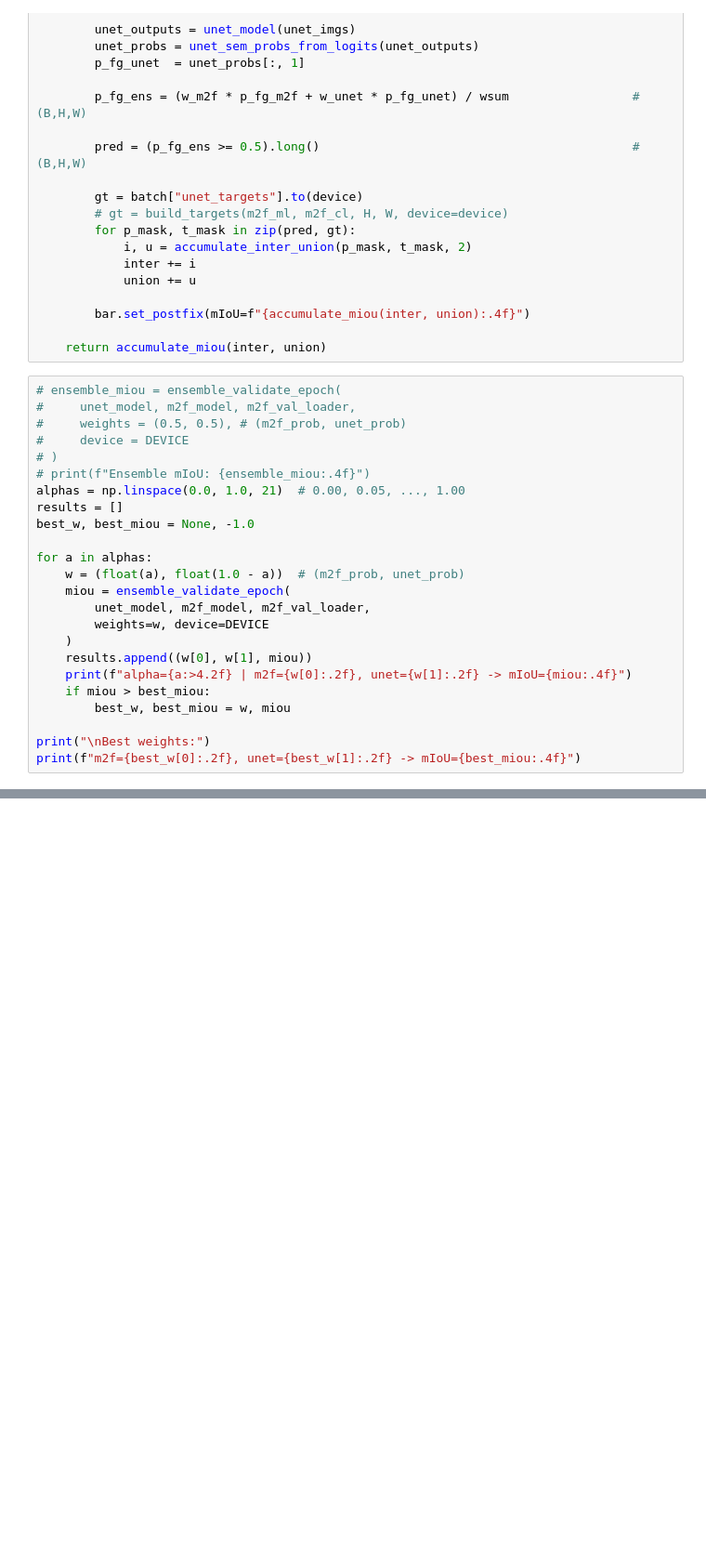
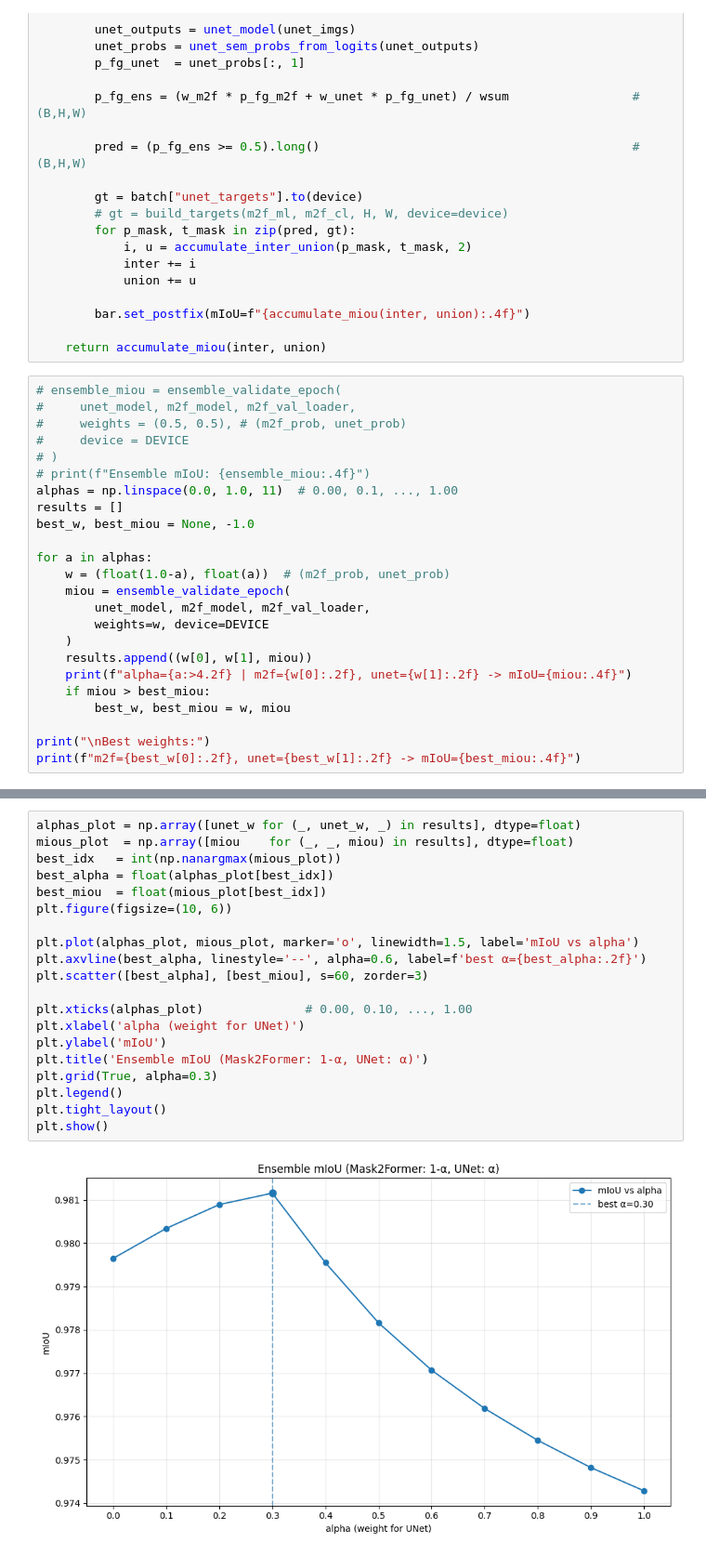
Before and after one commit to grenademeister/300, a Jupyter notebook: p3/Mask2Former+Unet.ipynb, the cells around one changed output, grey strips where cells are left out. Shown at 93% size. Drawn from its saved outputs; the diff is of its cells as text; blank space fills up the shorter version.

```diff
--- a/p3/Mask2Former+Unet.ipynb
+++ b/p3/Mask2Former+Unet.ipynb
@@ -647,12 +594,12 @@ def ensemble_validate_epoch(unet_model, m2f_model, m2f_val_loader, weights, devi
 #     device = DEVICE
 # )
 # print(f"Ensemble mIoU: {ensemble_miou:.4f}")
-alphas = np.linspace(0.0, 1.0, 21)  # 0.00, 0.05, ..., 1.00
+alphas = np.linspace(0.0, 1.0, 11)  # 0.00, 0.1, ..., 1.00
 results = []
 best_w, best_miou = None, -1.0
 
 for a in alphas:
-    w = (float(a), float(1.0 - a))  # (m2f_prob, unet_prob)
+    w = (float(1.0-a), float(a))  # (m2f_prob, unet_prob)
     miou = ensemble_validate_epoch(
         unet_model, m2f_model, m2f_val_loader,
         weights=w, device=DEVICE
@@ -729 +629,23 @@ AssertionError: can only test a child process
+# %%
+alphas_plot = np.array([unet_w for (_, unet_w, _) in results], dtype=float)
+mious_plot  = np.array([miou    for (_, _, miou) in results], dtype=float)
+best_idx   = int(np.nanargmax(mious_plot))
+best_alpha = float(alphas_plot[best_idx])
+best_miou  = float(mious_plot[best_idx])
+plt.figure(figsize=(10, 6))
+
+plt.plot(alphas_plot, mious_plot, marker='o', linewidth=1.5, label='mIoU vs alpha')
+plt.axvline(best_alpha, linestyle='--', alpha=0.6, label=f'best α={best_alpha:.2f}')
+plt.scatter([best_alpha], [best_miou], s=60, zorder=3)
+
+plt.xticks(alphas_plot)              # 0.00, 0.10, ..., 1.00
+plt.xlabel('alpha (weight for UNet)')
+plt.ylabel('mIoU')
+plt.title('Ensemble mIoU (Mask2Former: 1-α, UNet: α)')
+plt.grid(True, alpha=0.3)
+plt.legend()
+plt.tight_layout()
+plt.show()
+# %% [output]
+[figure, added]
 # %%
```
Also changed, not shown: parts of 12 cells of this notebook, 2 other files.
